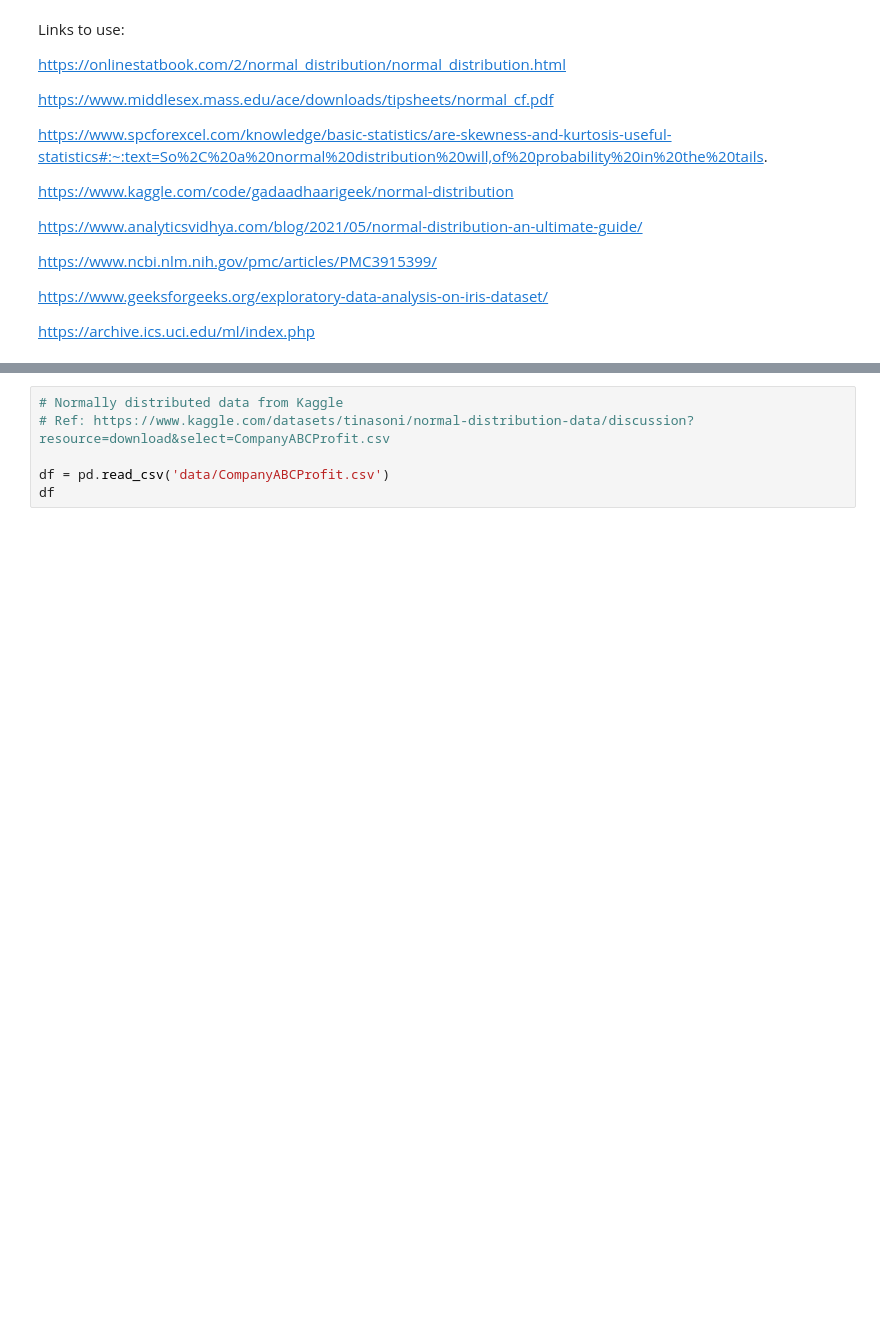
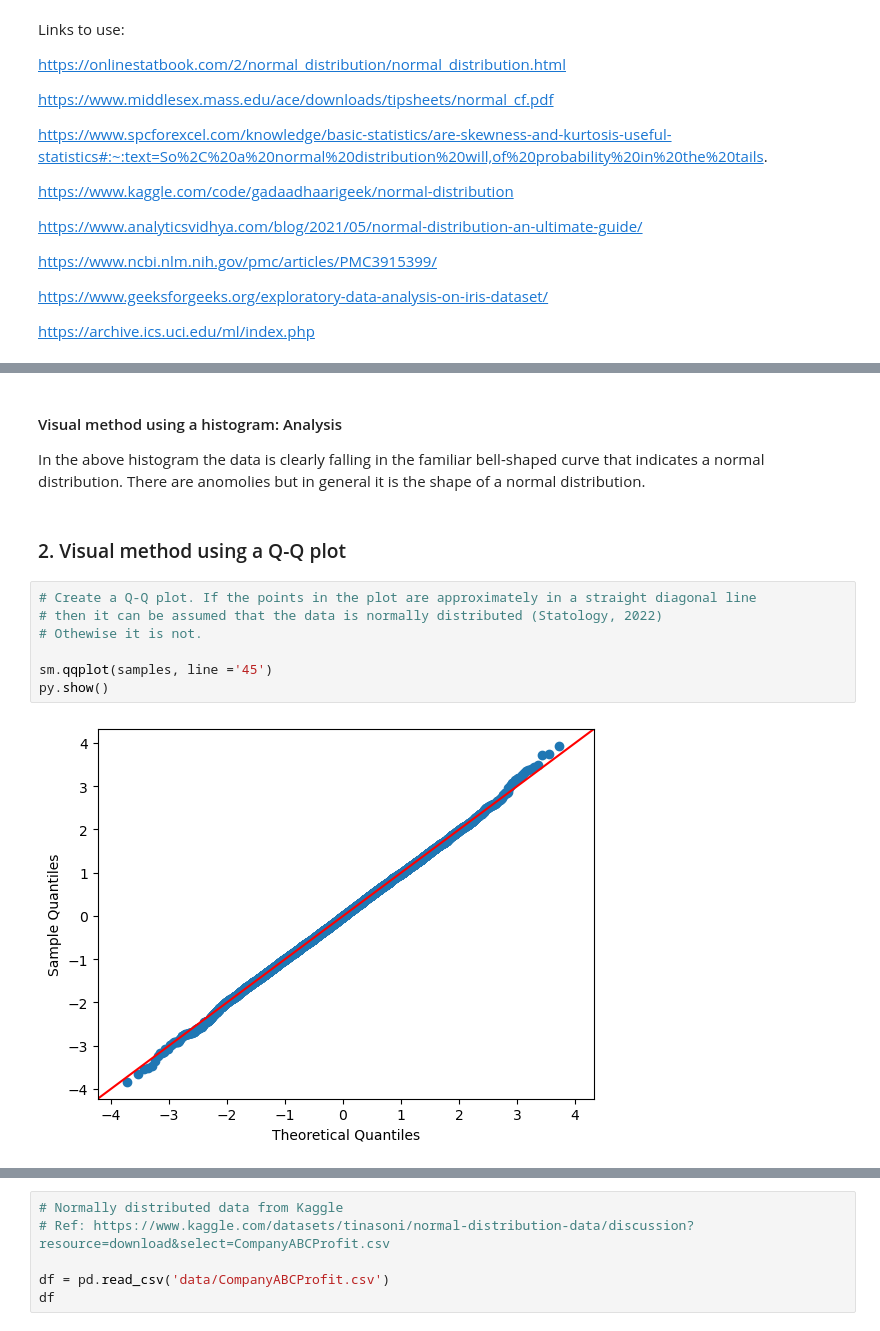
Before and after one commit to elainetynan/funddata-assessment, a Jupyter notebook: normalDistribution/NormalDistribution.ipynb, the cells around one changed output, grey strips where cells are left out. Saved outputs shown, nothing was run; the diff lists cells and outputs as text; blank space fills up the shorter version.

```diff
--- a/normalDistribution/NormalDistribution.ipynb
+++ b/normalDistribution/NormalDistribution.ipynb
@@ -58,0 +111,15 @@ import pandas as pd
+# %% [markdown]
+#### Visual method using a histogram: Analysis
+
+In the above histogram the data is clearly falling in the familiar bell-shaped curve that indicates a normal distribution. There are anomolies but in general it is the shape of a normal distribution.
+# %% [markdown]
+### 2. Visual method using a Q-Q plot
+# %%
+# Create a Q-Q plot. If the points in the plot are approximately in a straight diagonal line
+# then it can be assumed that the data is normally distributed (Statology, 2022)
+# Othewise it is not.
+
+sm.qqplot(samples, line ='45')
+py.show()
+# %% [output]
+[figure, added]
```
Also changed, not shown: parts of 47 cells of this notebook, 2 other files.
